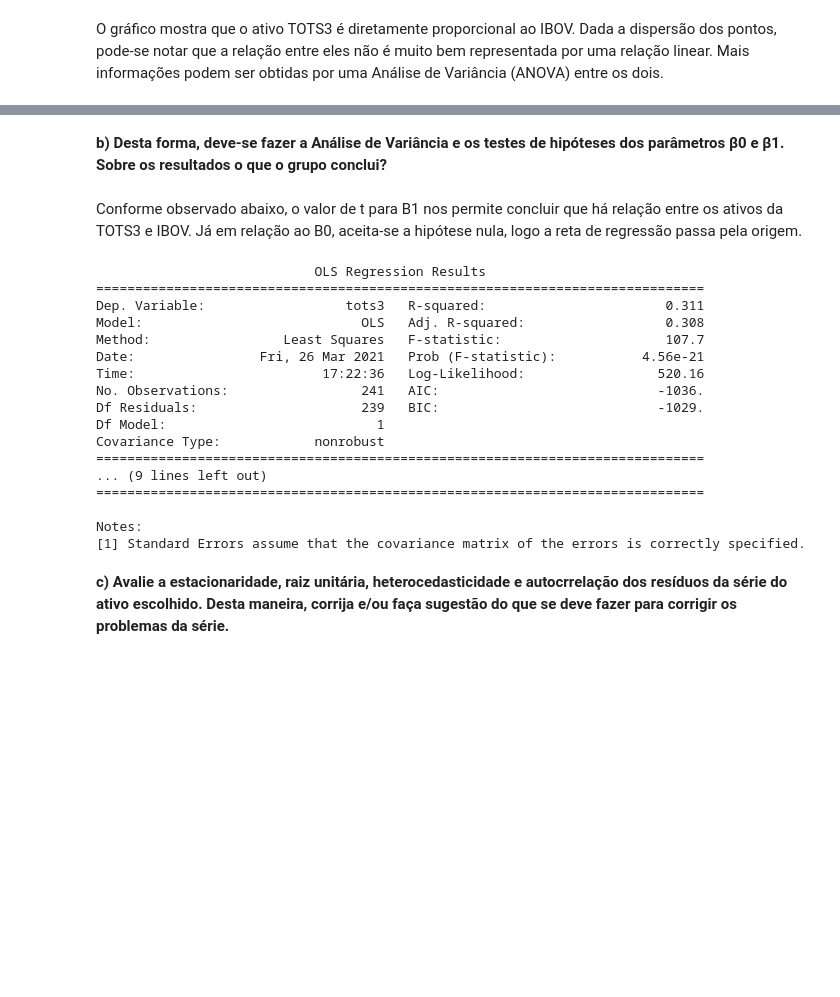
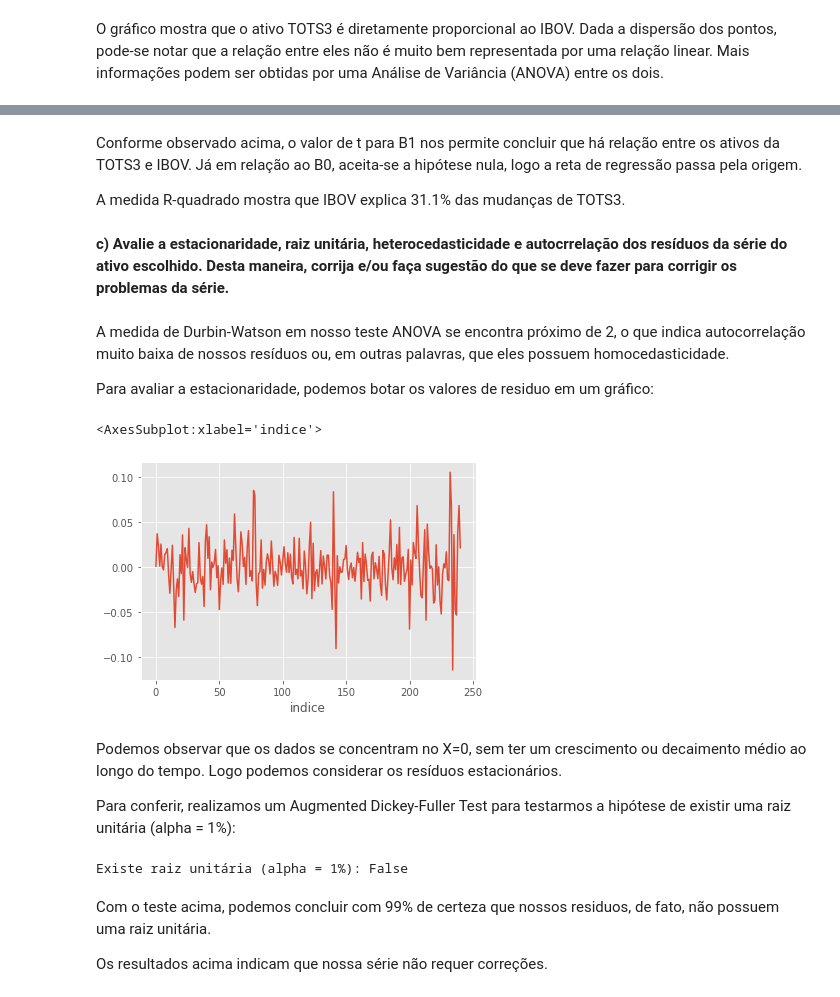
Before and after one commit to amiltonmendes/aedi, a Jupyter notebook: notebooks/analise_tots.ipynb, the cells around one changed output, grey strips where cells are left out. Cells and saved outputs as stored; diff of their text form; code cells hidden in the pictures; blank space fills up the shorter version.

Commit message:
Questão 2C feita. Precisando rever medidas 1 b)

```diff
--- a/notebooks/analise_tots.ipynb
+++ b/notebooks/analise_tots.ipynb
@@ -393,0 +370,3 @@ uma Análise de Variância (ANOVA) entre os dois.
+# %%
+anova = get_anova(log_ret[['ibov']],log_ret[['tots3']])
+print(anova.summary())
@@ -394,27 +391,38 @@ uma Análise de Variância (ANOVA) entre os dois.
 # %% [markdown]
-<b>b)	Desta forma, deve-se fazer a Análise de Variância e os testes de hipóteses dos parâmetros β0 e β1. Sobre os resultados o que o grupo conclui? </b>
-<br>
-<br>
-Conforme observado abaixo, o valor de t para B1 nos permite concluir que há relação entre os ativos da TOTS3 e IBOV. Já em relação ao B0, aceita-se a hipótese nula, logo a reta de regressão passa pela origem.
+Conforme observado acima, o valor de t para B1 nos permite concluir que há relação entre os ativos da TOTS3 e IBOV. Já em relação ao B0, aceita-se a hipótese nula, logo a reta de regressão passa pela origem.
+
+A medida R-quadrado mostra que IBOV explica 31.1% das mudanças de TOTS3.
-# %%
-get_anova(log_ret[['ibov']],log_ret[['tots3']])
-# %% [output]
-                            OLS Regression Results
-==============================================================================
-Dep. Variable:                  tots3   R-squared:                       0.311
-Model:                            OLS   Adj. R-squared:                  0.308
-Method:                 Least Squares   F-statistic:                     107.7
-Date:                Fri, 26 Mar 2021   Prob (F-statistic):           4.56e-21
-Time:                        17:22:36   Log-Likelihood:                 520.16
-No. Observations:                 241   AIC:                            -1036.
-Df Residuals:                     239   BIC:                            -1029.
-Df Model:                           1
-Covariance Type:            nonrobust
-==============================================================================
-... (9 lines left out)
-==============================================================================
-
-Notes:
-[1] Standard Errors assume that the covariance matrix of the errors is correctly specified.
 # %% [markdown]
 <b>c)	Avalie a estacionaridade, raiz unitária, heterocedasticidade e autocrrelação dos resíduos da série do ativo escolhido. Desta maneira, corrija e/ou faça sugestão do que se deve fazer para corrigir os problemas da série.  </b>
+# %% [markdown]
+A medida de Durbin-Watson em nosso teste ANOVA se encontra próximo de 2, o que indica
+autocorrelação muito baixa de nossos resíduos ou, em outras palavras, que eles possuem
+homocedasticidade.
+
+Para avaliar a estacionaridade, podemos botar os valores de residuo em um gráfico:
+# %%
+%matplotlib inline
+anova.resid.plot()
+# %% [output]
+<AxesSubplot:xlabel='indice'>
+[figure, added]
+# %% [markdown]
+Podemos observar que os dados se concentram no X=0, sem ter um crescimento ou decaimento
+médio ao longo do tempo. Logo podemos considerar os resíduos estacionários.
+
+Para conferir, realizamos um Augmented Dickey-Fuller Test para testarmos a hipótese de
+existir uma raiz unitária (alpha = 1%):
+# %%
+def hyp_has_unit_root(x, alpha):
+    results = sm.tsa.adfuller(x)
+    reject_null = results[1] < alpha
+    return not reject_null
+
+print("Existe raiz unitária (alpha = 1%):", hyp_has_unit_root(anova.resid, 0.01))
+# %% [output]
+Existe raiz unitária (alpha = 1%): False
+# %% [markdown]
+Com o teste acima, podemos concluir com 99% de certeza que nossos residuos, de fato,
+não possuem uma raiz unitária.
+
+Os resultados acima indicam que nossa série não requer correções.
```
Also changed, not shown: parts of 7 cells of this notebook, 3 other files.
